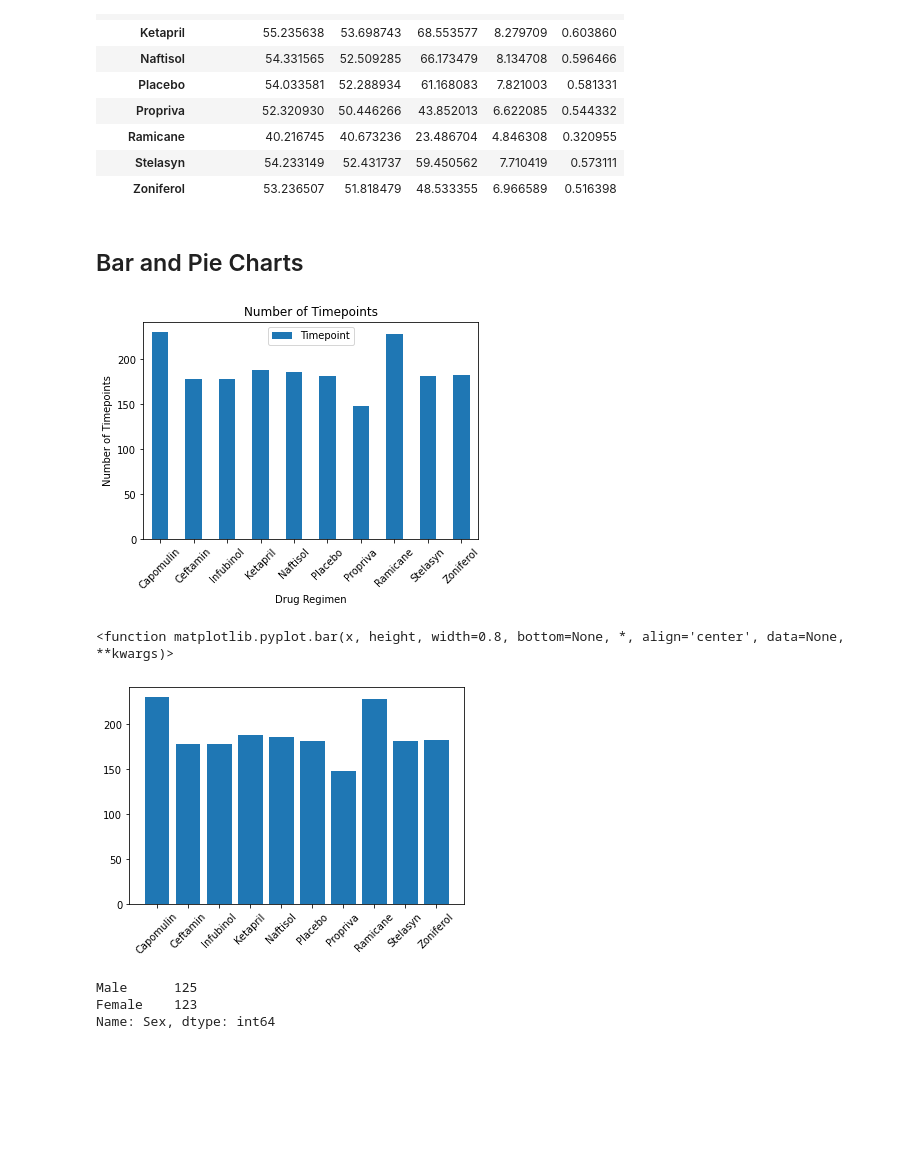
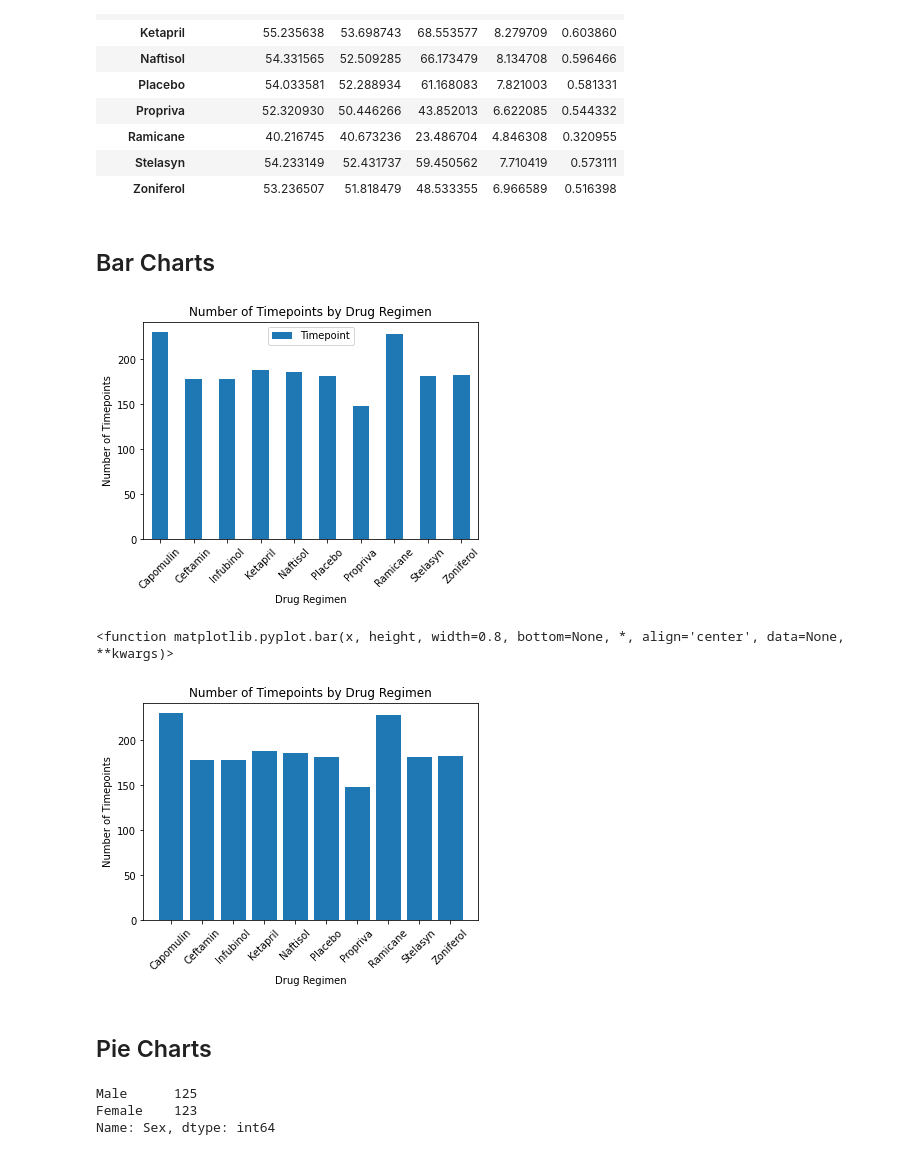
Before and after one commit to ambervanharskamp/matplotlib_challenge, a Jupyter notebook: Pymaceuticals/pymaceuticals_starter.ipynb, the cells around one changed output. Saved outputs shown, nothing was run; the diff lists cells and outputs as text; code cells hidden in the pictures; blank space fills up the shorter version.

```diff
--- a/Pymaceuticals/pymaceuticals_starter.ipynb
+++ b/Pymaceuticals/pymaceuticals_starter.ipynb
@@ -136,56 +145,67 @@ clean_mouse_df.groupby(["Drug Regimen"])[["Tumor Volume (mm3)"]].agg(["mean", "m
 | Stelasyn | 54.233149 | 52.431737 | 59.450562 | 7.710419 | 0.573111 |
 | Zoniferol | 53.236507 | 51.818479 | 48.533355 | 6.966589 | 0.516398 |
 # %% [markdown]
-## Bar and Pie Charts
+## Bar Charts
 # %%
 # Generate a bar plot showing the total number of timepoints for all mice tested for each drug regimen using Pandas.
 
-total_number_timepoints = clean_mouse_df.groupby(['Drug Regimen'])[["Timepoint"]].agg('count')
+#Count the number of timepoints for each drug regimen
+total_number_timepoints = clean_mouse_df.groupby(["Drug Regimen"])[["Timepoint"]].agg("count")
 #total_number_timepoints
 
 #Generate the bar chart
-total_number_timepoints_chart = total_number_timepoints.plot(kind="bar", title="Number of Timepoints", rot=45)
+total_number_timepoints_chart = total_number_timepoints.plot(kind="bar", title="Number of Timepoints by Drug Regimen", rot=45)
+
+
+#Format the bar chart by adding a label to the y-axis
+total_number_timepoints_chart.set_ylabel("Number of Timepoints");
 #total_number_timepoints_chart.set_xlabel("Drug Regimen")
-total_number_timepoints_chart.set_ylabel("Number of Timepoints");
 # %% [output]
-[figure, old version]
+[figure, new version]
 # %%
+# Generate a bar plot showing the total number of timepoints for all mice tested for each drug regimen using Pyplot
 #Group the data by'Drug Regimen'
-drug_regimen_grouped = clean_mouse_df.groupby('Drug Regimen')
+drug_regimen_grouped = clean_mouse_df.groupby("Drug Regimen")
 #drug_regimen_grouped.head()
 
 #Create a list which holds the names of the drug regimens
 drug_list = ["Capomulin", "Ceftamin", "Infubinol", "Ketapril", "Naftisol", "Placebo",
              "Propriva", "Ramicane", "Stelasyn", "Zoniferol"]
 #drug_list
 
 #Count how many timepoints exist for each drug regimen
-y_axis = drug_regimen_grouped['Timepoint'].count()
+y_axis = drug_regimen_grouped["Timepoint"].count()
 #y_axis
 
 #Find the length of the drug list and this will give the number of ticks which will be present on the x-axis (horizontal axis)
 x_axis = np.arange(len(drug_list))
 #x_axis
 
 #Create a list to hold the tick locations
 tick_locations = []
 
 #Loop through x_axis to create the ticks for the bar chart's x-axis (horizontal axis)
 for x in x_axis:
     tick_locations.append(x)
 #tick_locations
 
 #Create the bar chart using matplotlib (note: lists need to be passed through here)
 plt.bar(x_axis, y_axis)
 
 #Rename the ticks on the x-axis with the names of the drugs in the drug_list
 plt.xticks(tick_locations, drug_list, rotation=45)
 
+# Format bar chart by adding a title and labels and axes
+plt.title("Number of Timepoints by Drug Regimen")
+plt.xlabel("Drug Regimen")
+plt.ylabel("Number of Timepoints")
+
+
 #Display the bar chart
 plt.bar
-
-#ADD LABELS TO THE AXIS*****
 # %% [output]
 <function matplotlib.pyplot.bar(x, height, width=0.8, bottom=None, *, align='center', data=None, **kwargs)>
-[figure, old version]
+[figure, new version]
+# %% [markdown]
+## Pie Charts
 # %%
```
Also changed, not shown: parts of 18 cells of this notebook.
